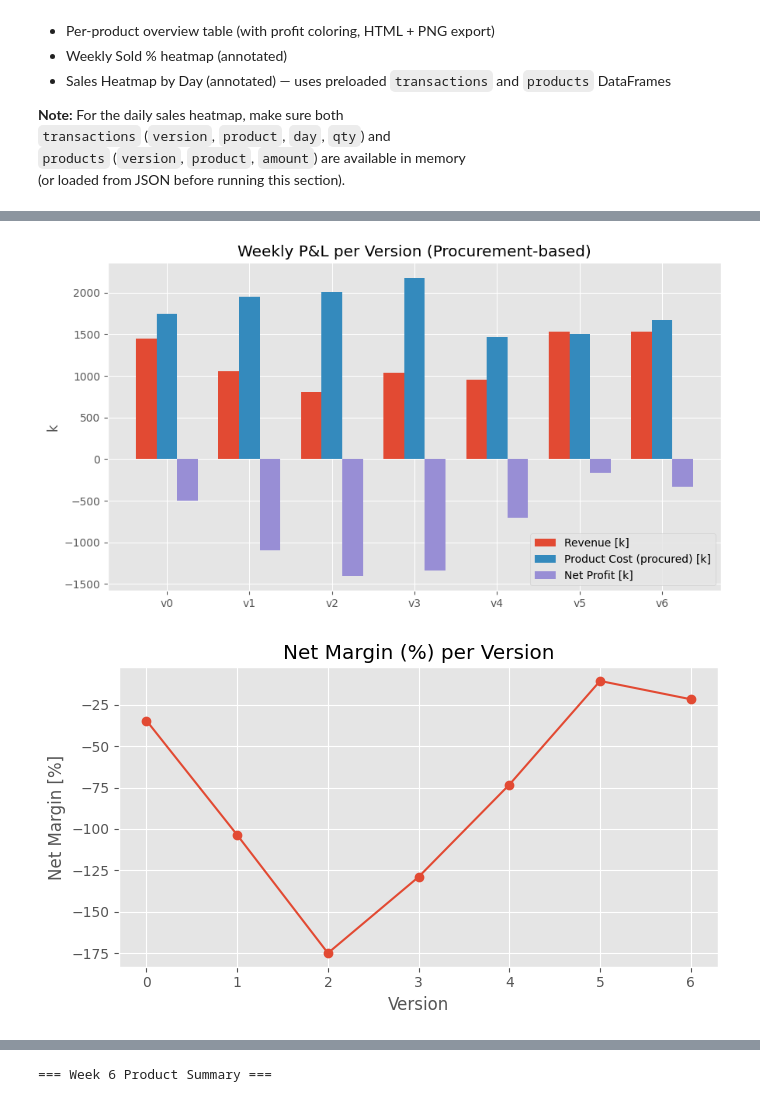
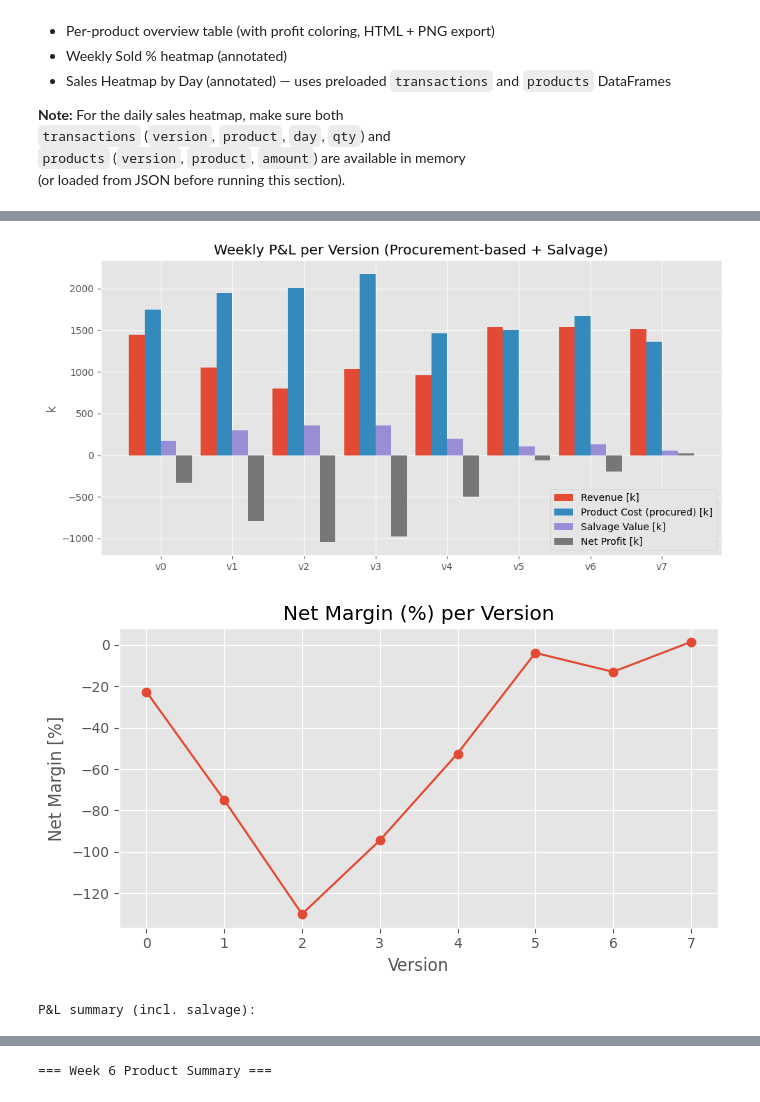
Before and after one commit to MaxEcks/IKT110_eckstein, a Jupyter notebook: portfolio/consulting/analysis.ipynb, the cells around one changed output, grey strips where cells are left out. Saved outputs shown, nothing was run; the diff lists cells and outputs as text; code cells hidden in the pictures.

```diff
--- a/portfolio/consulting/analysis.ipynb
+++ b/portfolio/consulting/analysis.ipynb
@@ -133,38 +185,64 @@ Data merged.
 # %%
-# === KPI Dashboard (correct staff cost aggregation) ==========================
+# === KPI Dashboard (staff correct, salvage explicit) =========================
+# Core totals (revenue, COGS on sold units, procurement cost, salvage value)
 sum_core = (
-    md.groupby("version")[["revenue","cogs_sold","procurement_cost","gross_profit_proc"]]
+    md.groupby("version")[["revenue", "cogs_sold", "procurement_cost", "salvage_value"]]
       .sum()
       .reset_index()
 )
 
-staff_once = (
-    md.groupby("version")["version_staff_cost"]
-      .max()  # exakt einmal pro Version
-      .rename("staff_cost")
-      .reset_index()
-)
+# Staff cost: exactly once per version (robust even if column is missing)
+if "version_staff_cost" in md.columns:
+    staff_once = (
+        md.groupby("version")["version_staff_cost"]
+          .max()  # one value per version
+          .rename("staff_cost")
+          .reset_index()
+    )
+else:
+    # If not present, default staff cost to 0.0
+    staff_once = pd.DataFrame({"version": sum_core["version"], "staff_cost": 0.0})
 
-sumv = sum_core.merge(staff_once, on="version", how="left")
+# Merge staff into core summary
+sumv = sum_core.merge(staff_once, on="version", how="left").fillna(0.0)
 
-# P&L der Woche: Einnahmen - Beschaffung dieser Woche - Staff
-sumv["net_profit"]   = sumv["gross_profit_proc"] - sumv["staff_cost"]
-sumv["net_margin_%"] = 100 * sumv["net_profit"] / sumv["revenue"]
+# Net Profit (procurement-based + salvage):
+#   = revenue + salvage_value - procurement_cost - staff_cost
+sumv["net_profit"]   = sumv["revenue"] + sumv["salvage_value"] - sumv["procurement_cost"] - sumv["staff_cost"]
+sumv["net_margin_%"] = 100 * np.where(sumv["revenue"] > 0, sumv["net_profit"] / sumv["revenue"], np.nan)
 
 # === KPI Plots ===============================================================
-x = np.arange(len(sumv)); w = 0.25
-fig, ax = plt.subplots(figsize=(9,5))
-ax.bar(x-w, sumv["revenue"]/1000,          w, label="Revenue [k]")
-ax.bar(x,   sumv["procurement_cost"]/1000, w, label="Product Cost (procured) [k]")
-ax.bar(x+w, sumv["net_profit"]/1000,       w, label="Net Profit [k]")
-ax.set_xticks(x); ax.set_xticklabels([f"v{i}" for i in sumv["version"]])
-ax.set_ylabel("k"); ax.set_title("Weekly P&L per Version (Procurement-based)")
-ax.legend(); plt.tight_layout(); plt.show()
+# Bar chart: revenue, procurement cost, salvage value, net profit per version
+x = np.arange(len(sumv))
+w = 0.22
 
-plt.figure(figsize=(7,4))
+fig, ax = plt.subplots(figsize=(10, 5))
+ax.bar(x - 1.5*w, sumv["revenue"]/1000,          w, label="Revenue [k]")
+ax.bar(x - 0.5*w, sumv["procurement_cost"]/1000, w, label="Product Cost (procured) [k]")
+ax.bar(x + 0.5*w, sumv["salvage_value"]/1000,    w, label="Salvage Value [k]")
+ax.bar(x + 1.5*w, sumv["net_profit"]/1000,       w, label="Net Profit [k]")
+
+ax.set_xticks(x)
+ax.set_xticklabels([f"v{i}" for i in sumv["version"]])
+ax.set_ylabel("k")
+ax.set_title("Weekly P&L per Version (Procurement-based + Salvage)")
+ax.legend()
+plt.tight_layout()
+plt.show()
+
+# Line chart: net margin (%) per version
+plt.figure(figsize=(7, 4))
 plt.plot(sumv["version"], sumv["net_margin_%"], marker="o")
 plt.title("Net Margin (%) per Version")
-plt.xlabel("Version"); plt.ylabel("Net Margin [%]"); plt.tight_layout(); plt.show()
+plt.xlabel("Version")
+plt.ylabel("Net Margin [%]")
+plt.tight_layout()
+plt.show()
+
+# Optional: show summarized P&L table
+print("\nP&L summary (incl. salvage):")
+display(sumv[["version", "revenue", "procurement_cost", "salvage_value", "staff_cost", "net_profit", "net_margin_%"]])
 # %% [output]
-[figure, old version]
+[figure, new version]
-[figure, old version]
+[figure, new version]
+P&L summary (incl. salvage):
```
Also changed, not shown: parts of 10 cells of this notebook, 10 other files.
